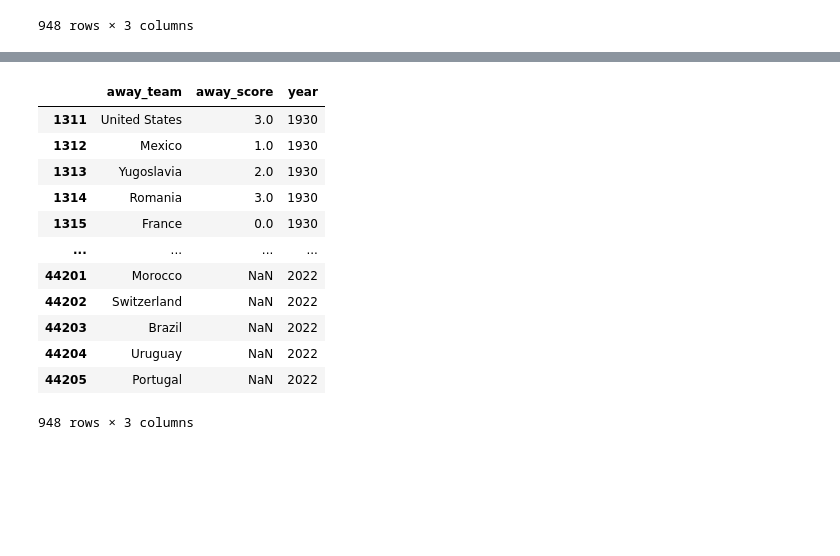
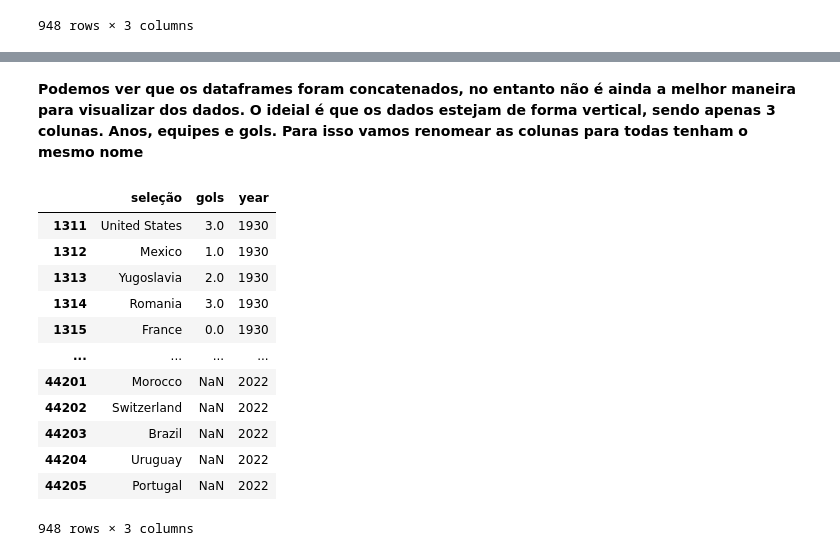
Before and after one commit to Hugox96/Analise_Copas, a Jupyter notebook: Copa_do_Mundo.ipynb, the cells around one changed output, grey strips where cells are left out. Cells and saved outputs as stored; diff of their text form; code cells hidden in the pictures; blank space fills up the shorter version.

```diff
--- a/Copa_do_Mundo.ipynb
+++ b/Copa_do_Mundo.ipynb
@@ -157,8 +180,10 @@ gols_casa
+# %% [markdown]
+**Podemos ver que os dataframes foram concatenados, no entanto não é ainda a melhor maneira para visualizar dos dados. O ideial é que os dados estejam de forma vertical, sendo apenas 3 colunas. Anos, equipes e gols. Para isso vamos renomear as colunas para todas tenham o mesmo nome**
 # %%
-gols_fora = dados_FIFA[["away_team", "away_score", "year"]]
+gols_fora = dados_FIFA[["away_team", "away_score", "year"]].rename({'away_team':'seleção', 'away_score':'gols'},axis='columns')
 gols_fora
 # %% [output]
-|  | away_team | away_score | year |
+|  | seleção | gols | year |
 | 1311 | United States | 3.0 | 1930 |
 | 1312 | Mexico | 1.0 | 1930 |
 | 1313 | Yugoslavia | 2.0 | 1930 |
```
Also changed, not shown: parts of 17 cells of this notebook, 2 other files.
